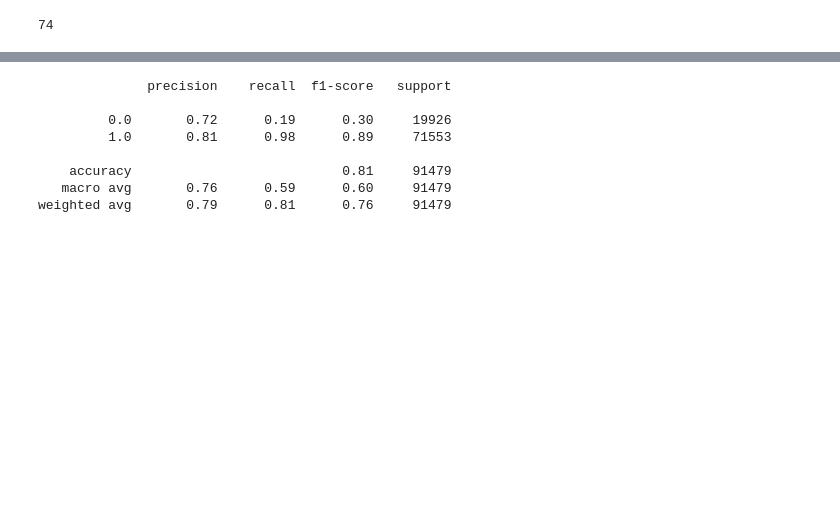
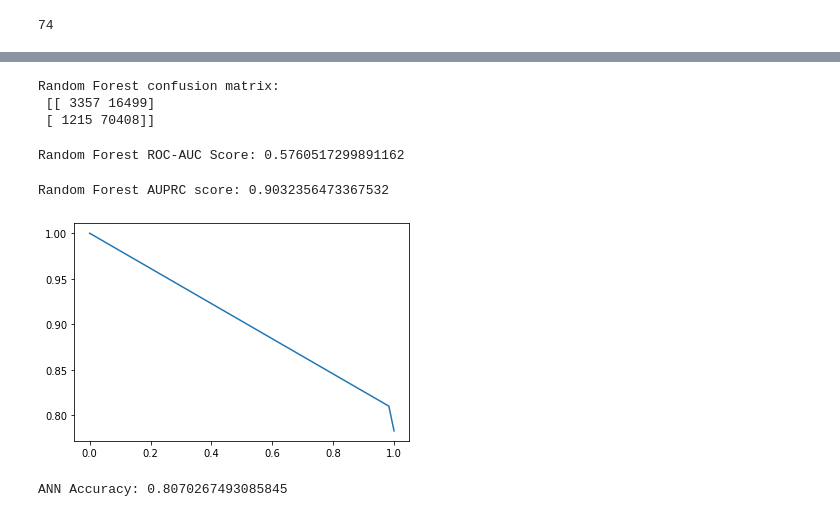
Before and after one commit to vaibhavhirani/ML-Loan-Assignment, a Jupyter notebook: ml_sv.ipynb, the cells around one changed output, grey strips where cells are left out. Drawn from its saved outputs; the diff is of its cells as text; code cells hidden in the pictures; blank space fills up the shorter version.

Commit message:
Adding accuracy, ARPUC. ROC-AUC

```diff
--- a/ml_sv.ipynb
+++ b/ml_sv.ipynb
@@ -64,6 +64,6 @@ rf_classifier = RandomForestClassifier(n_estimators=200,
                                 class_weight="balanced")
 
 rf_classifier.fit(X_train, y_train)
-y_pred = rf_classifier.predict(X_test)
-print(classification_report(y_test, y_pred))
+y_pred_rf = rf_classifier.predict(X_test)
+print(f'Random Forest accuracy: {accuracy_score(y_test, y_pred_rf)}')
 # %% [output]
@@ -90,14 +83,29 @@ X_train.describe()
+# %%
+# Random Forest confusion matrix
+print(f'Random Forest confusion matrix:\n {confusion_matrix(y_test, y_pred_rf)}')
+# %% [output]
+Random Forest confusion matrix:
+ [[ 3357 16499]
+ [ 1215 70408]]
+# %%
+# Random Forest ROC-AUC
+print(f'Random Forest ROC-AUC Score: {roc_auc_score(y_test, y_pred_rf)}')
+# %% [output]
+Random Forest ROC-AUC Score: 0.5760517299891162
+# %%
+# Random Forest AUPRC
+precision_rf, recall_rf, thresholds_rf = precision_recall_curve(y_test, y_pred_rf)
+print(f'Random Forest AUPRC score: {auc(recall_rf, precision_rf)}')
+
+plt.plot(recall_rf, precision_rf)
+plt.show()
+# %% [output]
+Random Forest AUPRC score: 0.9032356473367532
+[figure, added]
 # %%
 ann = MLPClassifier(solver='adam', alpha=1e-5, hidden_layer_sizes=(37, 12), random_state=1)
 ann.fit(X_train, y_train)
 y_pred_ann = ann.predict(X_test)
-print(classification_report(y_test, y_pred_ann))
+print(f'ANN Accuracy: {accuracy_score(y_test, y_pred_ann)}')
 # %% [output]
-              precision    recall  f1-score   support
-
-         0.0       0.72      0.19      0.30     19926
-         1.0       0.81      0.98      0.89     71553
-
-    accuracy                           0.81     91479
-   macro avg       0.76      0.59      0.60     91479
-weighted avg       0.79      0.81      0.76     91479
+ANN Accuracy: 0.8070267493085845
```
Also changed, not shown: parts of 8 cells of this notebook.
